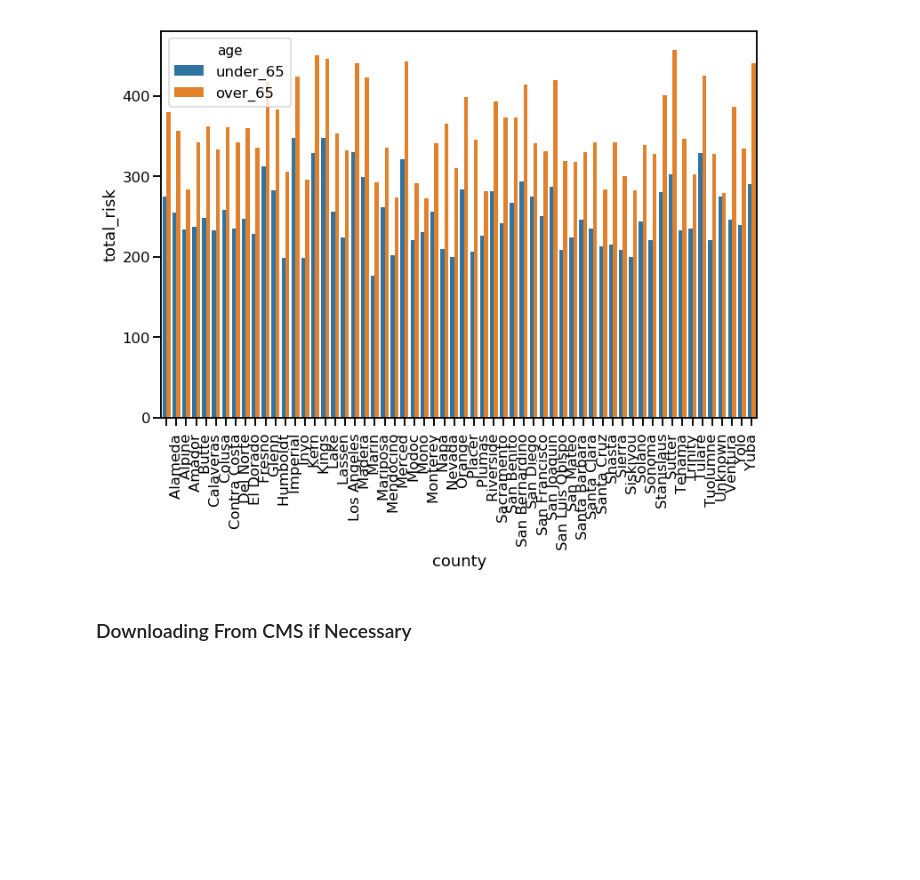
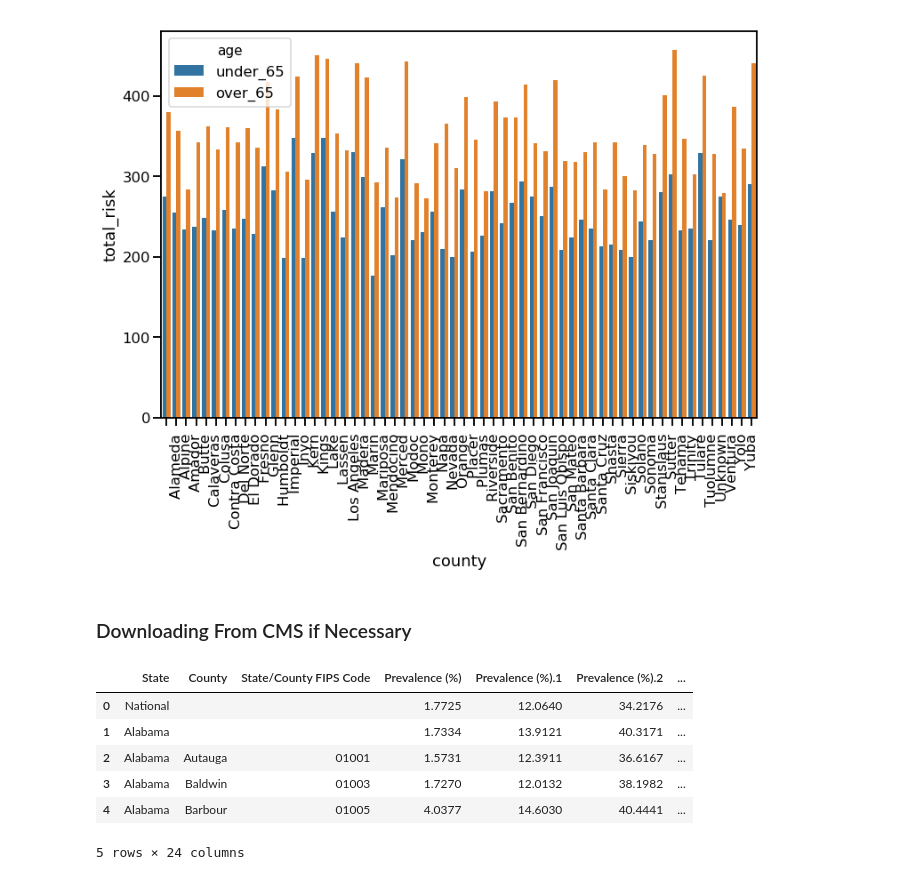
Before and after one commit to erccarls/county_covid_seir_models, a Jupyter notebook: notebooks/county_level_risk.ipynb, the cells around one changed output. Saved outputs shown, nothing was run; the diff lists cells and outputs as text; code cells hidden in the pictures; blank space fills up the shorter version.

```diff
--- a/notebooks/county_level_risk.ipynb
+++ b/notebooks/county_level_risk.ipynb
@@ -112,4 +124,17 @@ tmp_file = urllib.request.urlretrieve('https://www.cms.gov/Research-Statistics-D
 # %%
 with open(tmp_file, 'rb') as f:
     zip_data = zipfile.ZipFile(f)
     excel_bytes = io.BytesIO(zip_data.read('County_Table_Chronic_Conditions_Prevalence_by_Age_2017.xlsx'))
+
+    disease_old = pd.read_excel(excel_bytes, sheet_name='Beneficiaries 65 Years and Over', skiprows=5, na_values=['* '])
+    disease_young = pd.read_excel(excel_bytes, sheet_name='Beneficiaries Less than 65 Year', skiprows=5, na_values=['* '])
+
+disease_old.head()
+# %% [output]
+|  | State | County | State/County FIPS Code | Prevalence (%) | Prevalence (%).1 | Prevalence (%).2 | ... |
+| 0 | National |  |  | 1.7725 | 12.0640 | 34.2176 | ... |
+| 1 | Alabama |  |  | 1.7334 | 13.9121 | 40.3171 | ... |
+| 2 | Alabama | Autauga | 01001 | 1.5731 | 12.3911 | 36.6167 | ... |
+| 3 | Alabama | Baldwin | 01003 | 1.7270 | 12.0132 | 38.1982 | ... |
+| 4 | Alabama | Barbour | 01005 | 4.0377 | 14.6030 | 40.4441 | ... |
+5 rows × 24 columns
```
Also changed, not shown: parts of 2 cells of this notebook, 2 other files.
